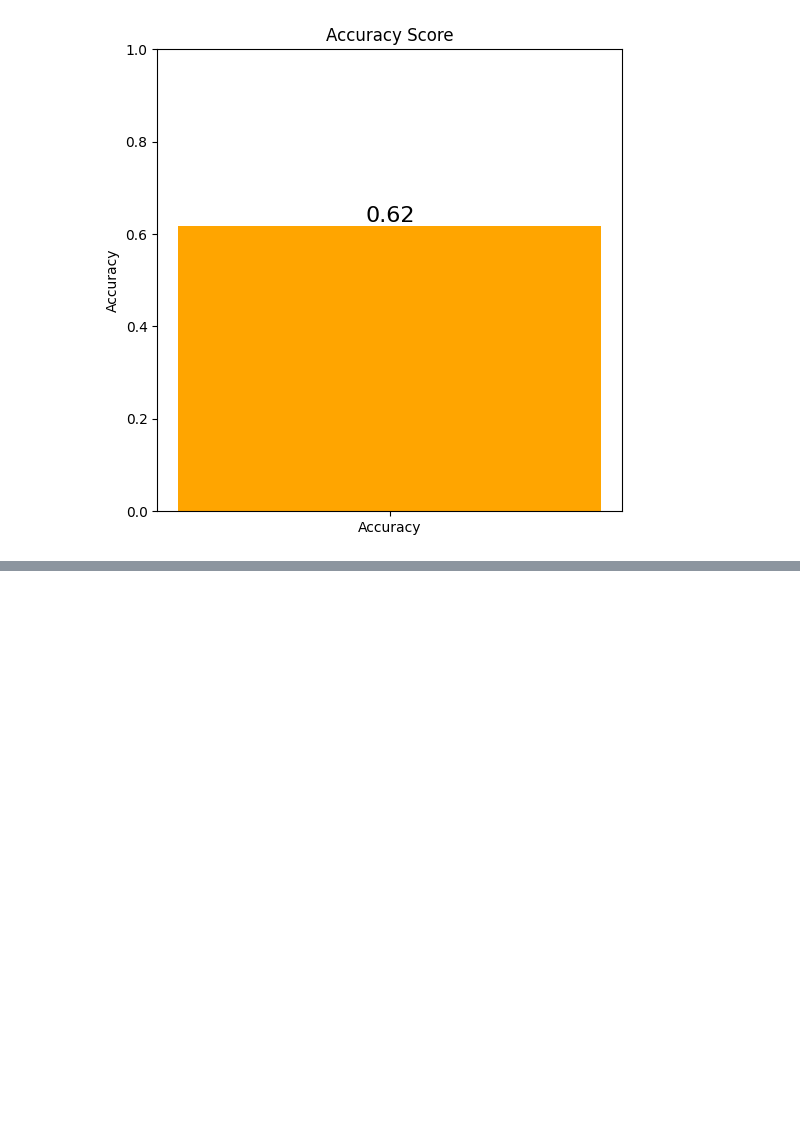
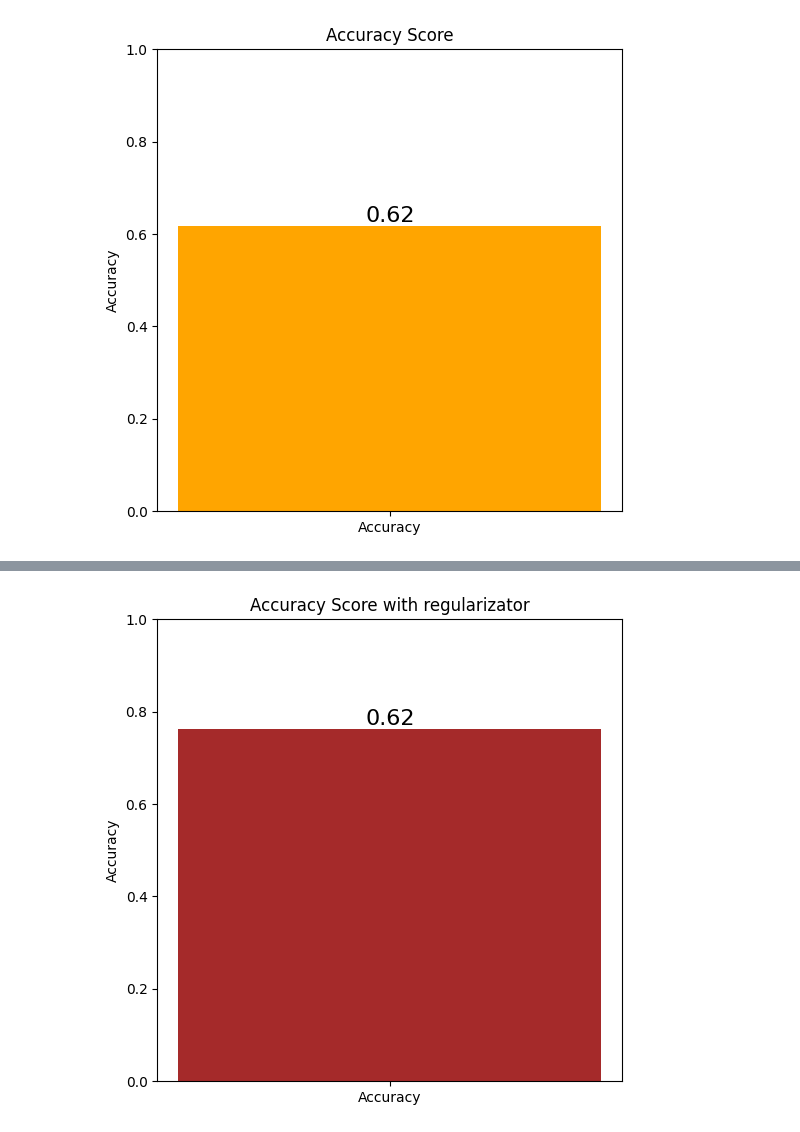
Before and after one commit to SergeyHSE/LinearClassifier.github.io, a Jupyter notebook: LinearClassifier.ipynb, the cells around one changed output, grey strips where cells are left out. Cells and saved outputs as stored; diff of their text form; code cells hidden in the pictures; blank space fills up the shorter version.

```diff
--- a/LinearClassifier.ipynb
+++ b/LinearClassifier.ipynb
@@ -213,0 +219,15 @@ plt.show()
+# %%
+clf_lin = SGDClassifier(loss='log', penalty='l1', alpha=0.1, max_iter=1000, random_state=13, learning_rate='optimal')
+clf_lin.fit(X_train, y_train)
+y_pred_l = clf_lin.predict(X_test)
+accuracy_l = accuracy_score(y_test, y_pred_l)
+# %%
+plt.figure(figsize=(6, 6), dpi=100)
+plt.bar(['Accuracy'], [accuracy_l], color='brown')
+plt.ylabel('Accuracy')
+plt.title('Accuracy Score with regularizator')
+plt.ylim(0, 1)
+plt.text(0, accuracy_l, f'{accuracy:.2f}', ha='center', va='bottom', fontsize=16, color='black')
+plt.show()
+# %% [output]
+[figure, added]
```
Also changed, not shown: parts of 2 cells of this notebook.
